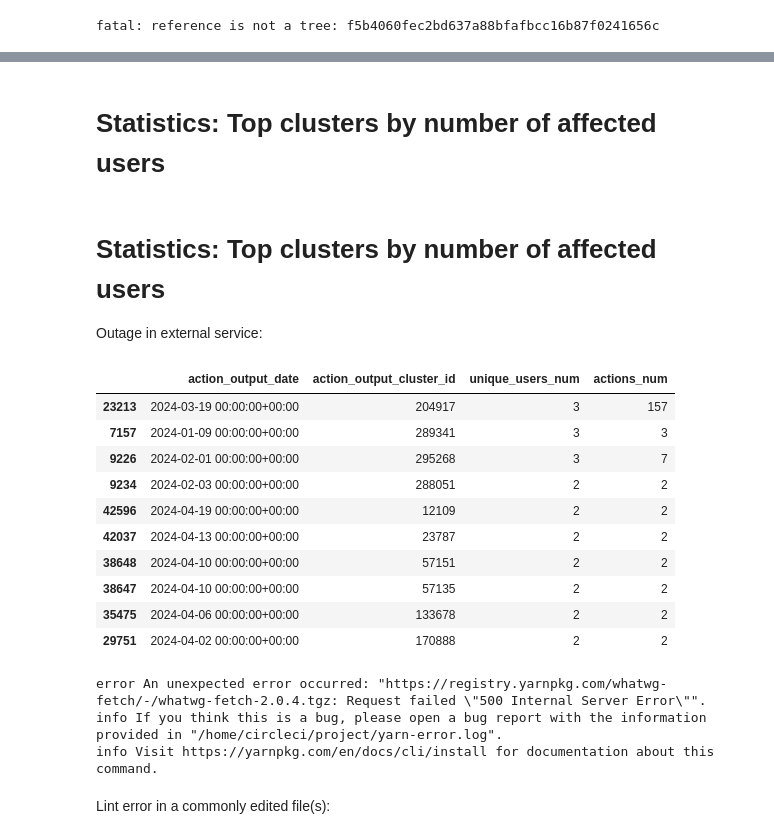
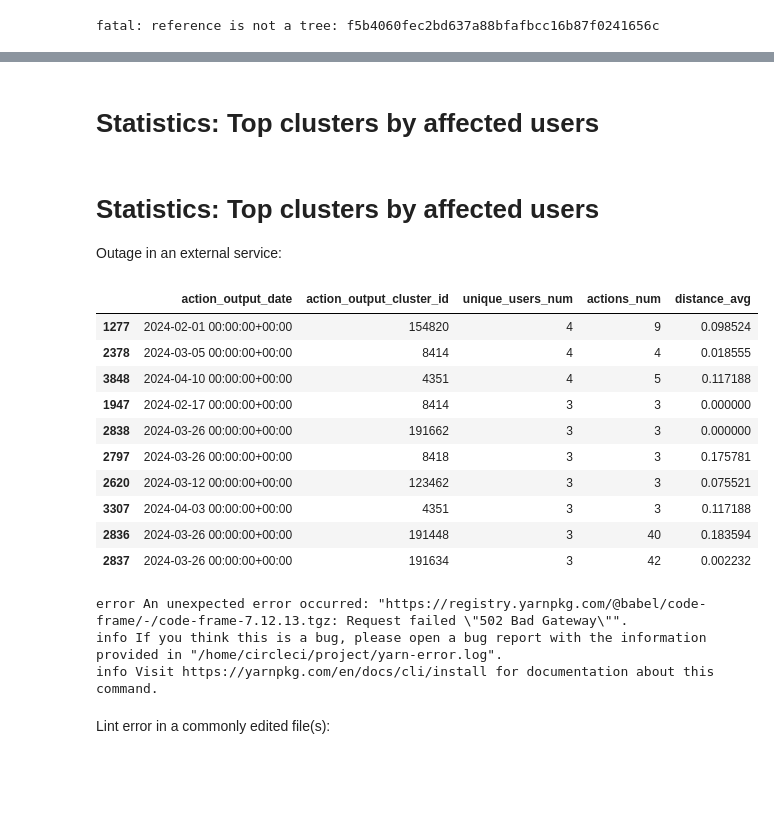
Before and after one commit to StanislawSwierc/CCIW2024-Widespread-Error-Detection, a Jupyter notebook: slides.ipynb, the cells around one changed output, grey strips where cells are left out. Cells and saved outputs as stored; diff of their text form; code cells hidden in the pictures; blank space fills up the shorter version.

```diff
--- a/slides.ipynb
+++ b/slides.ipynb
@@ -425,7 +426,10 @@ Convert raw text data into a numerical format that can be efficiently processed.
 Reduce the size of the vocabulary by removing common hashes and common metadata.
 # %%
 normalize_rules = [
-    ("{GUID}", re2.compile(r'[0-9a-f]{8}-[0-9a-f]{4}-[0-9a-f]{4}-[0-9a-f]{4}-[0-9a-f]{12}')),
+    (
+        "{GUID}",
+        re2.compile(r'[0-9a-f]{8}-[0-9a-f]{4}-[0-9a-f]{4}-[0-9a-f]{4}-[0-9a-f]{12}')
+    ),
 ]
 
 def normalize(text):
@@ -523,11 +502,11 @@ class MinHashLSHOnlineForest(MinHashLSHForest):
 # %% [markdown]
 # Clustering: Sample Code
 # %%
-MAX_DISTANCE = 0.25
+from datasketch import MinHashLSHForest
 
-def assign_action_output_cluster_info(df):
+def assign_action_output_cluster_info(df, max_distance=0.2, num_trees=16):
     cluster_info = []
-    forest = MinHashLSHOnlineForest(num_perm=NUM_PERM, num_trees=16)
+    forest = MinHashLSHForest(num_perm=NUM_PERM, l=num_trees)
     for index, sketch in tqdm(df["action_output_sketch"].items(), total=len(df)):
         neighbors = forest.query(MinHash(hashvalues=sketch), 10)
 
@@ -538,18 +517,19 @@ def assign_action_output_cluster_info(df):
         else:
             nearest_index, nearest_dist = (0, 1.0)
 
-        if nearest_dist < MAX_DISTANCE:
+        if nearest_dist < max_distance:
             cluster_info.append((nearest_index, nearest_dist)) # Use nearest index as cluster
         else:
             cluster_info.append((index, 0.0)) # Create new cluster with current index
             forest.add(index, MinHash(hashvalues=sketch))
+            forest.index()
 
     return cluster_info
 # %%
 actions = (
     actions
     .assign(
-        action_output_cluster_info=assign_action_output_cluster_info
+        action_output_cluster_info=partial(assign_action_output_cluster_info)
     )
     .assign(
         action_output_cluster_id = lambda df:[
@@ -642,3 +666,17 @@ cluster_daily_stats = (
+# %%
+cluster_daily_stats = (
+    actions
+    .query("action_status == 'failed'")
+    .query("action_output_type == 'out'")
+    .groupby(["action_output_date", "action_output_cluster_id"])
+    .agg(
+        unique_users_num=("pipeline_actor_login", "nunique"),
+        actions_num=("action_index", "count"),
+        distance_avg=("action_output_cluster_dist", "mean"),
+    )
+    .reset_index()
+    .sort_values(["unique_users_num","actions_num"], ascending=False)
+)
 # %%
 top_clusters_by_number_of_actions_fig = (
     cluster_daily_stats
@@ -699,5 +733,5 @@ info Visit https://yarnpkg.com/en/docs/cli/run for documentation about this comm
 # %% [markdown]
-# Statistics: Top clusters by number of affected users
+# Statistics: Top clusters by affected users
 # %%
 top_clusters_by_unique_users_fig = (
     cluster_daily_stats
@@ -734,28 +755,33 @@ top_clusters_by_unique_users_fig = (
 # %%
 top_clusters_by_unique_users_fig.show()
 # %% [markdown]
-# Statistics: Top clusters by number of affected users
-Outage in external service:
+# Statistics: Top clusters by affected users
+Outage in an external service:
 # %%
-cluster_daily_stats.sort_values("unique_users_num", ascending=False).head(10)
+(
+    cluster_daily_stats
+    .query(f"action_output_cluster_id != {empty_cluster_id}")
+    .sort_values("unique_users_num", ascending=False)
+    .head(10)
+)
 # %% [output]
-|  | action_output_date | action_output_cluster_id | unique_users_num | actions_num |
-| 23213 | 2024-03-19 00:00:00+00:00 | 204917 | 3 | 157 |
-| 7157 | 2024-01-09 00:00:00+00:00 | 289341 | 3 | 3 |
-| 9226 | 2024-02-01 00:00:00+00:00 | 295268 | 3 | 7 |
-| 9234 | 2024-02-03 00:00:00+00:00 | 288051 | 2 | 2 |
-| 42596 | 2024-04-19 00:00:00+00:00 | 12109 | 2 | 2 |
-| 42037 | 2024-04-13 00:00:00+00:00 | 23787 | 2 | 2 |
-| 38648 | 2024-04-10 00:00:00+00:00 | 57151 | 2 | 2 |
-| 38647 | 2024-04-10 00:00:00+00:00 | 57135 | 2 | 2 |
-| 35475 | 2024-04-06 00:00:00+00:00 | 133678 | 2 | 2 |
-| 29751 | 2024-04-02 00:00:00+00:00 | 170888 | 2 | 2 |
+|  | action_output_date | action_output_cluster_id | unique_users_num | actions_num | distance_avg |
+| 1277 | 2024-02-01 00:00:00+00:00 | 154820 | 4 | 9 | 0.098524 |
+| 2378 | 2024-03-05 00:00:00+00:00 | 8414 | 4 | 4 | 0.018555 |
+| 3848 | 2024-04-10 00:00:00+00:00 | 4351 | 4 | 5 | 0.117188 |
+| 1947 | 2024-02-17 00:00:00+00:00 | 8414 | 3 | 3 | 0.000000 |
+| 2838 | 2024-03-26 00:00:00+00:00 | 191662 | 3 | 3 | 0.000000 |
+| 2797 | 2024-03-26 00:00:00+00:00 | 8418 | 3 | 3 | 0.175781 |
+| 2620 | 2024-03-12 00:00:00+00:00 | 123462 | 3 | 3 | 0.075521 |
+| 3307 | 2024-04-03 00:00:00+00:00 | 4351 | 3 | 3 | 0.117188 |
+| 2836 | 2024-03-26 00:00:00+00:00 | 191448 | 3 | 40 | 0.183594 |
+| 2837 | 2024-03-26 00:00:00+00:00 | 191634 | 3 | 42 | 0.002232 |
-# %%
-print(actions.loc[295268, "action_output_failure"])
-# %% [output]
-error An unexpected error occurred: "https://registry.yarnpkg.com/whatwg-fetch/-/whatwg-fetch-2.0.4.tgz: Request failed \"500 Internal Server Error\"".
-info If you think this is a bug, please open a bug report with the information provided in "/home/circleci/project/yarn-error.log".
-info Visit https://yarnpkg.com/en/docs/cli/install for documentation about this command.
+# %%
+print(actions.loc[4351, "action_output_failure"])
+# %% [output]
+error An unexpected error occurred: "https://registry.yarnpkg.com/@babel/code-frame/-/code-frame-7.12.13.tgz: Request failed \"502 Bad Gateway\"".
+info If you think this is a bug, please open a bug report with the information provided in "/home/circleci/project/yarn-error.log".
+info Visit https://yarnpkg.com/en/docs/cli/install for documentation about this command.
 # %% [markdown]
 Lint error in a commonly edited file(s):
 # %%
```
Also changed, not shown: parts of 30 cells of this notebook, 3 other files.
